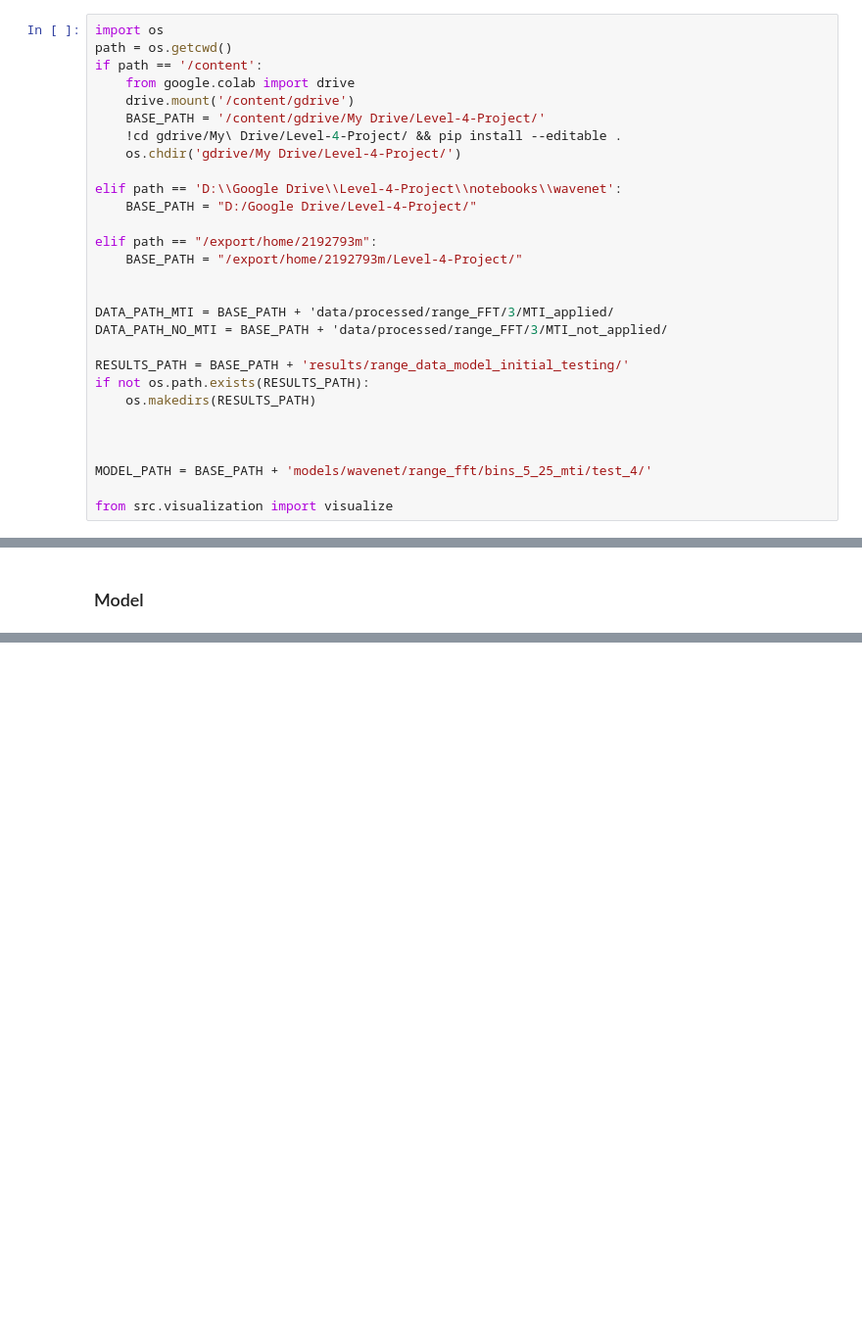
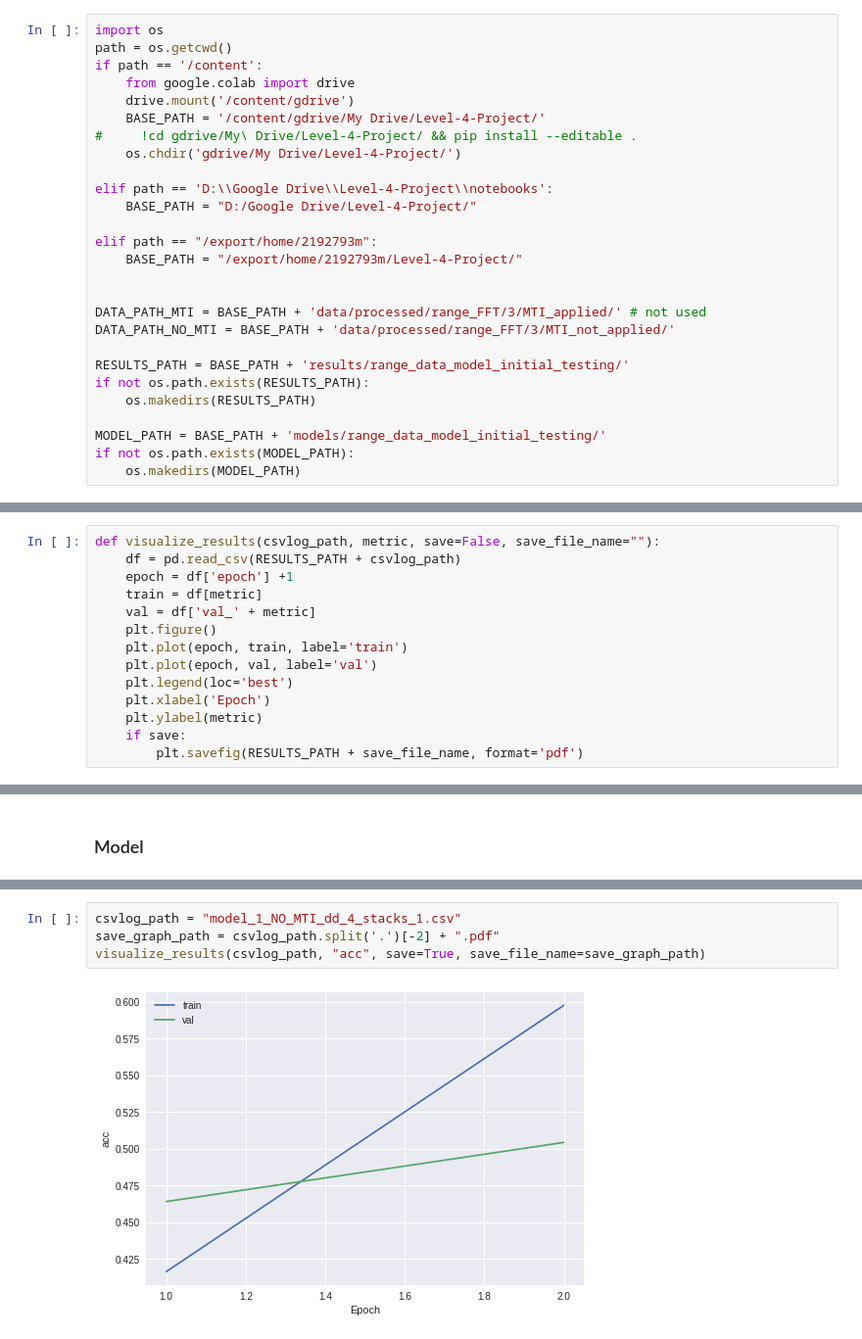
Before and after one commit to Andrew-Mackay/Adapting-the-WaveNet-Deep-Learning-Model-for-RADAR-Classification, a Jupyter notebook: notebooks/10_range_data_model_initial_testing.ipynb, the cells around one changed output, grey strips where cells are left out. Shown: that part at 98% size. Drawn from its saved outputs; the diff is of its cells as text; blank space fills up the shorter version.

```diff
--- a/notebooks/10_range_data_model_initial_testing.ipynb
+++ b/notebooks/10_range_data_model_initial_testing.ipynb
@@ -19,25 +21,23 @@ if path == '/content':
     from google.colab import drive
     drive.mount('/content/gdrive')
     BASE_PATH = '/content/gdrive/My Drive/Level-4-Project/'
-    !cd gdrive/My\ Drive/Level-4-Project/ && pip install --editable .
+#     !cd gdrive/My\ Drive/Level-4-Project/ && pip install --editable .
     os.chdir('gdrive/My Drive/Level-4-Project/')
 
-elif path == 'D:\\Google Drive\\Level-4-Project\\notebooks\\wavenet':
+elif path == 'D:\\Google Drive\\Level-4-Project\\notebooks':
     BASE_PATH = "D:/Google Drive/Level-4-Project/"
 
 elif path == "/export/home/2192793m":
     BASE_PATH = "/export/home/2192793m/Level-4-Project/"
 
 
-DATA_PATH_MTI = BASE_PATH + 'data/processed/range_FFT/3/MTI_applied/
-DATA_PATH_NO_MTI = BASE_PATH + 'data/processed/range_FFT/3/MTI_not_applied/
+DATA_PATH_MTI = BASE_PATH + 'data/processed/range_FFT/3/MTI_applied/' # not used
+DATA_PATH_NO_MTI = BASE_PATH + 'data/processed/range_FFT/3/MTI_not_applied/'
 
 RESULTS_PATH = BASE_PATH + 'results/range_data_model_initial_testing/'
 if not os.path.exists(RESULTS_PATH):
     os.makedirs(RESULTS_PATH)
 
-
-
-MODEL_PATH = BASE_PATH + 'models/wavenet/range_fft/bins_5_25_mti/test_4/'
-
-from src.visualization import visualize
+MODEL_PATH = BASE_PATH + 'models/range_data_model_initial_testing/'
+if not os.path.exists(MODEL_PATH):
+    os.makedirs(MODEL_PATH)
@@ -180,0 +207,14 @@ class DataGenerator(Sequence):
+# %%
+def visualize_results(csvlog_path, metric, save=False, save_file_name=""):
+    df = pd.read_csv(RESULTS_PATH + csvlog_path)
+    epoch = df['epoch'] +1
+    train = df[metric]
+    val = df['val_' + metric]
+    plt.figure()
+    plt.plot(epoch, train, label='train')
+    plt.plot(epoch, val, label='val')
+    plt.legend(loc='best')
+    plt.xlabel('Epoch')
+    plt.ylabel(metric)
+    if save:
+        plt.savefig(RESULTS_PATH + save_file_name, format='pdf')
@@ -381,0 +817,6 @@ KeyboardInterrupt: ignored
+# %%
+csvlog_path = "model_1_NO_MTI_dd_4_stacks_1.csv"
+save_graph_path = csvlog_path.split('.')[-2] + ".pdf"
+visualize_results(csvlog_path, "acc", save=True, save_file_name=save_graph_path)
+# %% [output]
+[figure, added]
```
Also changed, not shown: parts of 84 cells of this notebook, 4 other files.
